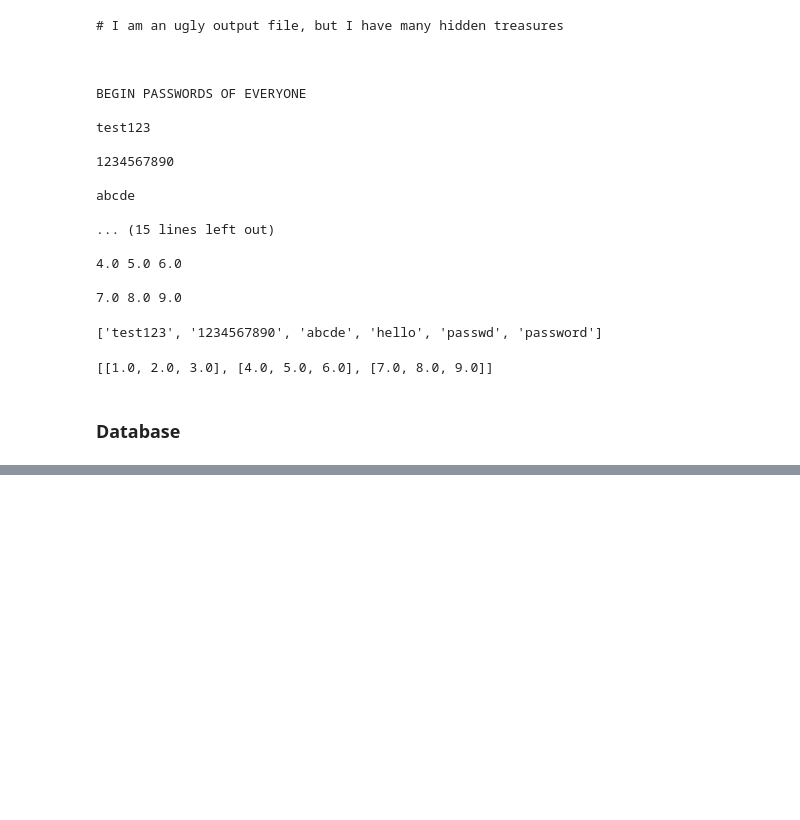
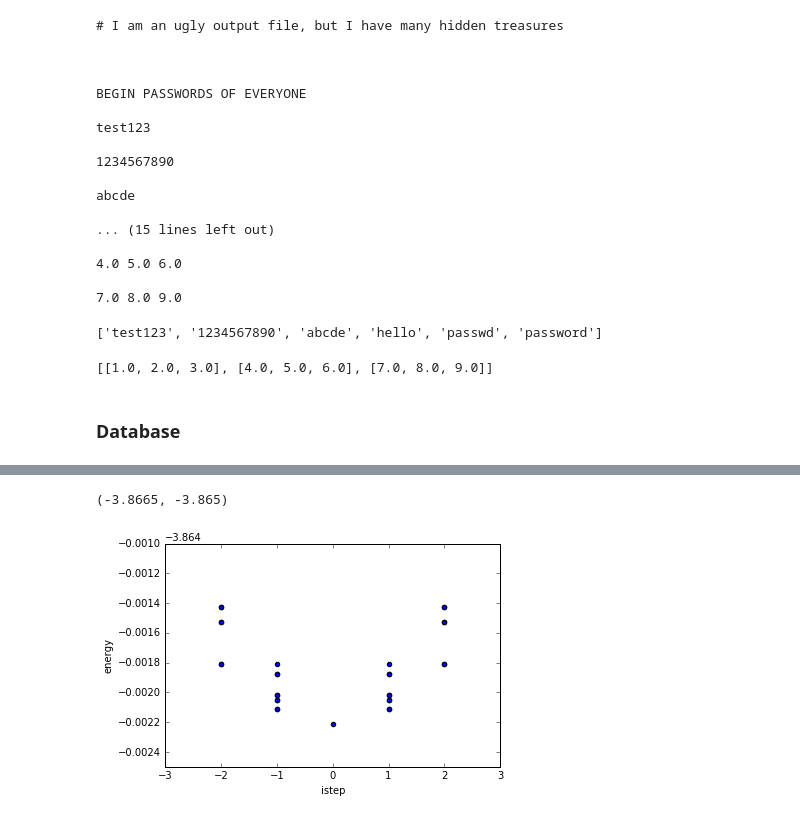
Before and after one commit to Paul-St-Young/share, a Jupyter notebook: python-tutorial/python.ipynb, the cells around one changed output, grey strips where cells are left out. Saved outputs shown, nothing was run; the diff lists cells and outputs as text; code cells hidden in the pictures; blank space fills up the shorter version.

```diff
--- a/python-tutorial/python.ipynb
+++ b/python-tutorial/python.ipynb
@@ -759,0 +761,4 @@ pd.read_json()
+# %%
+# loaded databases is easy
+dft = pd.read_json("dft.json")
+qmc = pd.read_json("qmc.json")
@@ -759,0 +814,11 @@ pd.read_json()
+# %%
+# plot energy vs. displacement
+xlabel = "istep"
+ylabel = "energy"
+plt.xlabel(xlabel)
+plt.ylabel(ylabel)
+plt.scatter(dft[xlabel],dft[ylabel])
+plt.ylim(-3.8665,-3.865)
+# %% [output]
+(-3.8665, -3.865)
+[figure, added]
```
Also changed, not shown: parts of 12 cells of this notebook, 2 other files.
